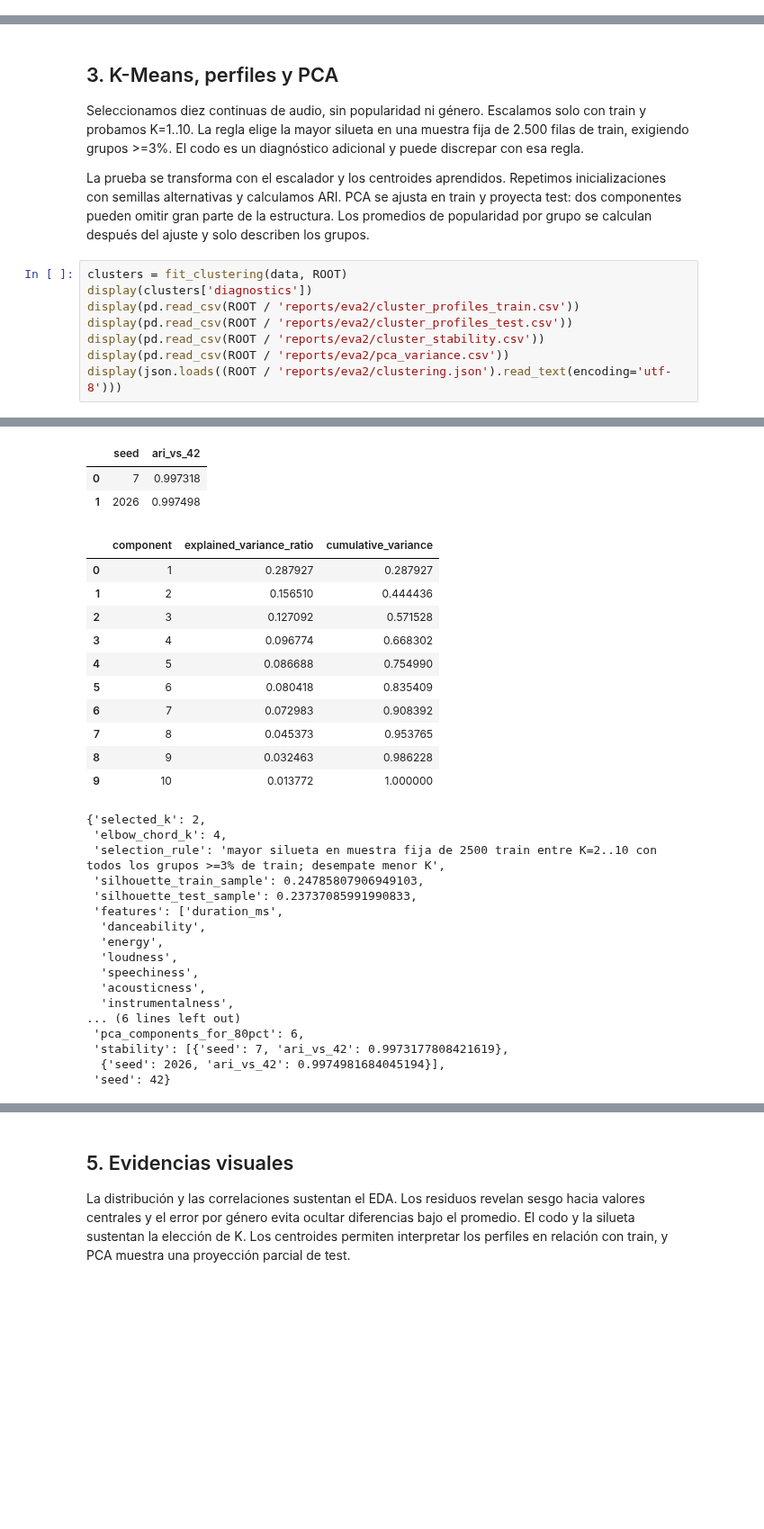
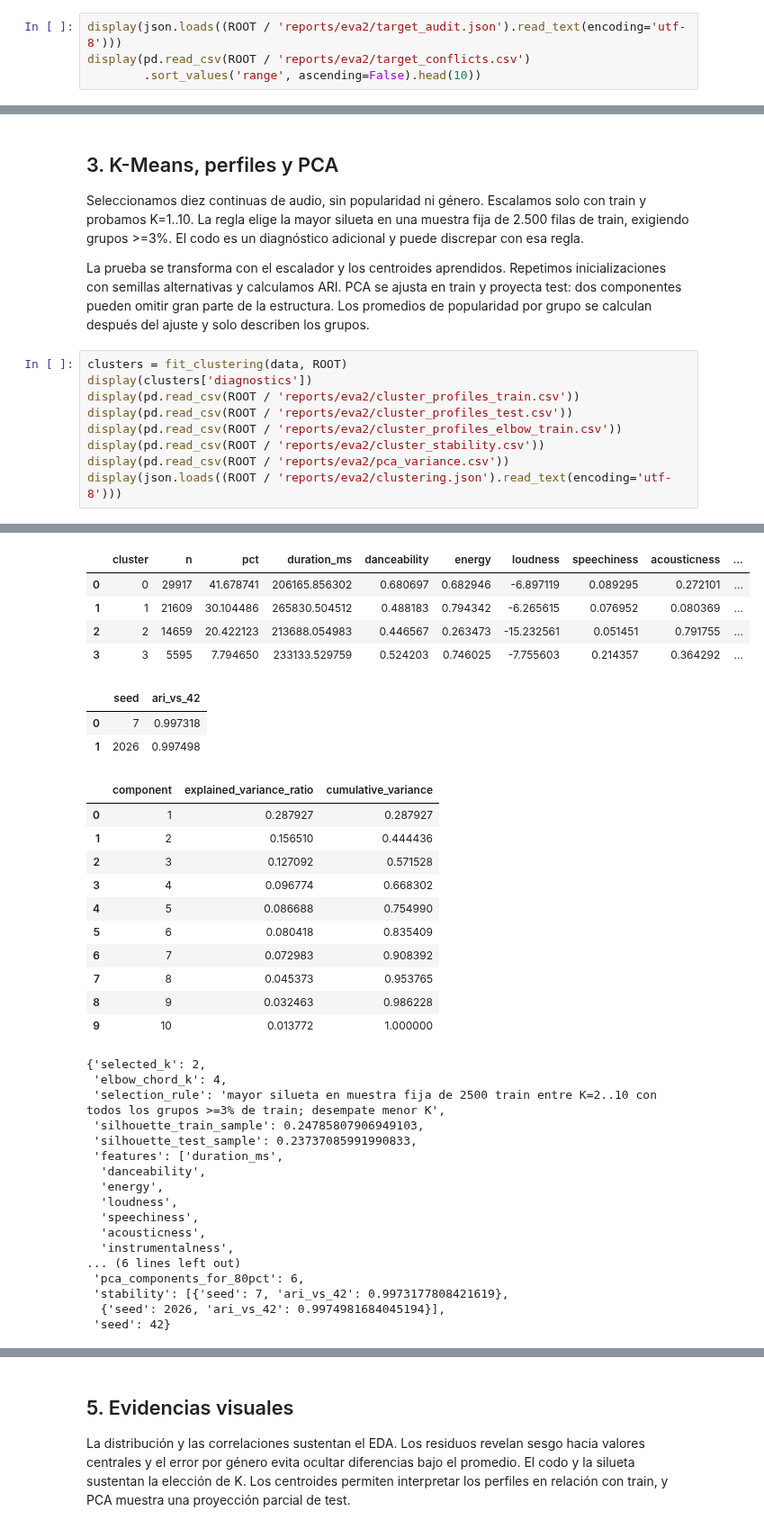
Before and after one commit to benjadiaz112/spotify-tracks-eda, a Jupyter notebook: notebooks/05_proyecto_completo_eva2.ipynb, the cells around one changed output, grey strips where cells are left out. Shown at 90% size. Cells and saved outputs as stored; diff of their text form; blank space fills up the shorter version.

```diff
--- a/notebooks/05_proyecto_completo_eva2.ipynb
+++ b/notebooks/05_proyecto_completo_eva2.ipynb
@@ -121,0 +126,4 @@ Name: popularity, dtype: float64
+# %%
+display(json.loads((ROOT / 'reports/eva2/target_audit.json').read_text(encoding='utf-8')))
+display(pd.read_csv(ROOT / 'reports/eva2/target_conflicts.csv')
+        .sort_values('range', ascending=False).head(10))
@@ -187,51 +219,57 @@ clusters = fit_clustering(data, ROOT)
 display(clusters['diagnostics'])
 display(pd.read_csv(ROOT / 'reports/eva2/cluster_profiles_train.csv'))
 display(pd.read_csv(ROOT / 'reports/eva2/cluster_profiles_test.csv'))
+display(pd.read_csv(ROOT / 'reports/eva2/cluster_profiles_elbow_train.csv'))
 display(pd.read_csv(ROOT / 'reports/eva2/cluster_stability.csv'))
 display(pd.read_csv(ROOT / 'reports/eva2/pca_variance.csv'))
 display(json.loads((ROOT / 'reports/eva2/clustering.json').read_text(encoding='utf-8')))
 # %% [output]
 K-Means K=1: silhouette=None
 K-Means K=2: silhouette=0.24785807906949103
 K-Means K=3: silhouette=0.1523266108611362
 K-Means K=4: silhouette=0.15699054600459356
 K-Means K=5: silhouette=0.1602801784410834
 K-Means K=6: silhouette=0.17038997098758668
 K-Means K=7: silhouette=0.17715128071242883
 K-Means K=8: silhouette=0.1592255969077203
 K-Means K=9: silhouette=0.16773993635258896
 K-Means K=10: silhouette=0.16959734600264473
 |  | k | inertia | silhouette | smallest_cluster_pct | iterations |
 | 0 | 1 | 717800.000000 | NaN | 100.000000 | 2 |
 | 1 | 2 | 578004.842432 | 0.247858 | 24.721371 | 7 |
 | 2 | 3 | 517478.674971 | 0.152327 | 21.244079 | 60 |
 | 3 | 4 | 472287.439298 | 0.156991 | 7.794650 | 14 |
 | 4 | 5 | 432816.603964 | 0.160280 | 1.263583 | 17 |
 | 5 | 6 | 398148.933606 | 0.170390 | 1.235720 | 13 |
 | 6 | 7 | 367710.386802 | 0.177151 | 1.195319 | 11 |
 | 7 | 8 | 350507.888433 | 0.159226 | 1.181388 | 29 |
 | 8 | 9 | 335853.337076 | 0.167740 | 1.037894 | 17 |
 | 9 | 10 | 321478.368248 | 0.169597 | 1.036500 | 59 |
 |  | cluster | n | pct | duration_ms | danceability | energy | loudness | speechiness | acousticness | ... |
 | 0 | 0 | 54035 | 75.278629 | 231535.698510 | 0.595343 | 0.747190 | -6.481849 | 0.096846 | 0.187197 | ... |
 | 1 | 1 | 17745 | 24.721371 | 216286.228402 | 0.463417 | 0.296335 | -14.549157 | 0.059440 | 0.755507 | ... |
 |  | cluster | n | pct | duration_ms | danceability | energy | loudness | speechiness | acousticness | ... |
 | 0 | 0 | 13280 | 74.964719 | 232136.002033 | 0.597616 | 0.746573 | -6.487580 | 0.096346 | 0.186411 | ... |
 | 1 | 1 | 4435 | 25.035281 | 212898.449380 | 0.469325 | 0.299330 | -14.310354 | 0.061079 | 0.752756 | ... |
-|  | seed | ari_vs_42 |
-| 0 | 7 | 0.997318 |
-| 1 | 2026 | 0.997498 |
+|  | cluster | n | pct | duration_ms | danceability | energy | loudness | speechiness | acousticness | ... |
+| 0 | 0 | 29917 | 41.678741 | 206165.856302 | 0.680697 | 0.682946 | -6.897119 | 0.089295 | 0.272101 | ... |
+| 1 | 1 | 21609 | 30.104486 | 265830.504512 | 0.488183 | 0.794342 | -6.265615 | 0.076952 | 0.080369 | ... |
+| 2 | 2 | 14659 | 20.422123 | 213688.054983 | 0.446567 | 0.263473 | -15.232561 | 0.051451 | 0.791755 | ... |
+| 3 | 3 | 5595 | 7.794650 | 233133.529759 | 0.524203 | 0.746025 | -7.755603 | 0.214357 | 0.364292 | ... |
-|  | component | explained_variance_ratio | cumulative_variance |
-| 0 | 1 | 0.287927 | 0.287927 |
-| 1 | 2 | 0.156510 | 0.444436 |
-| 2 | 3 | 0.127092 | 0.571528 |
-| 3 | 4 | 0.096774 | 0.668302 |
-| 4 | 5 | 0.086688 | 0.754990 |
-| 5 | 6 | 0.080418 | 0.835409 |
-| 6 | 7 | 0.072983 | 0.908392 |
-| 7 | 8 | 0.045373 | 0.953765 |
-| 8 | 9 | 0.032463 | 0.986228 |
-| 9 | 10 | 0.013772 | 1.000000 |
+|  | seed | ari_vs_42 |
+| 0 | 7 | 0.997318 |
+| 1 | 2026 | 0.997498 |
+|  | component | explained_variance_ratio | cumulative_variance |
+| 0 | 1 | 0.287927 | 0.287927 |
+| 1 | 2 | 0.156510 | 0.444436 |
+| 2 | 3 | 0.127092 | 0.571528 |
+| 3 | 4 | 0.096774 | 0.668302 |
+| 4 | 5 | 0.086688 | 0.754990 |
+| 5 | 6 | 0.080418 | 0.835409 |
+| 6 | 7 | 0.072983 | 0.908392 |
+| 7 | 8 | 0.045373 | 0.953765 |
+| 8 | 9 | 0.032463 | 0.986228 |
+| 9 | 10 | 0.013772 | 1.000000 |
 {'selected_k': 2,
  'elbow_chord_k': 4,
  'selection_rule': 'mayor silueta en muestra fija de 2500 train entre K=2..10 con todos los grupos >=3% de train; desempate menor K',
```
Also changed, not shown: parts of 8 cells of this notebook, 21 other files.
